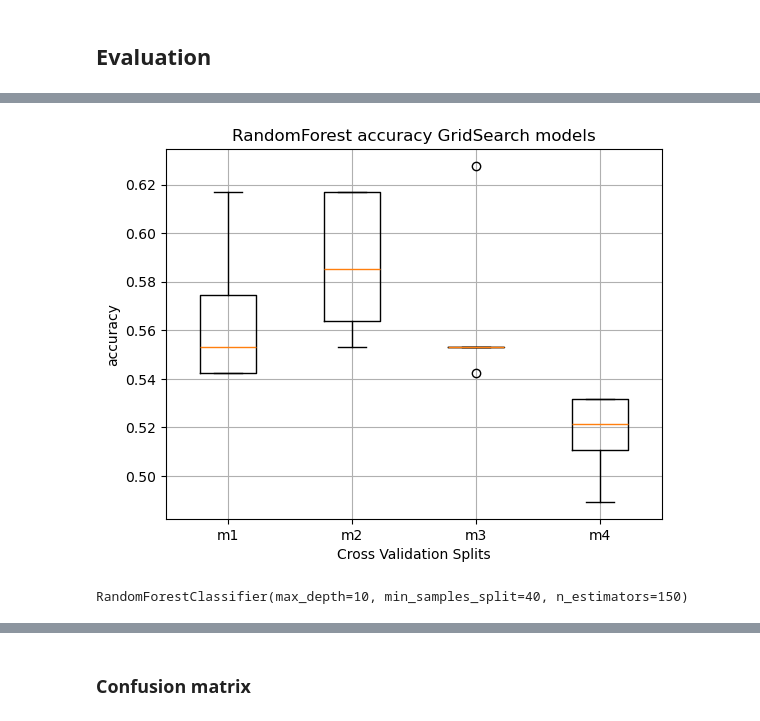
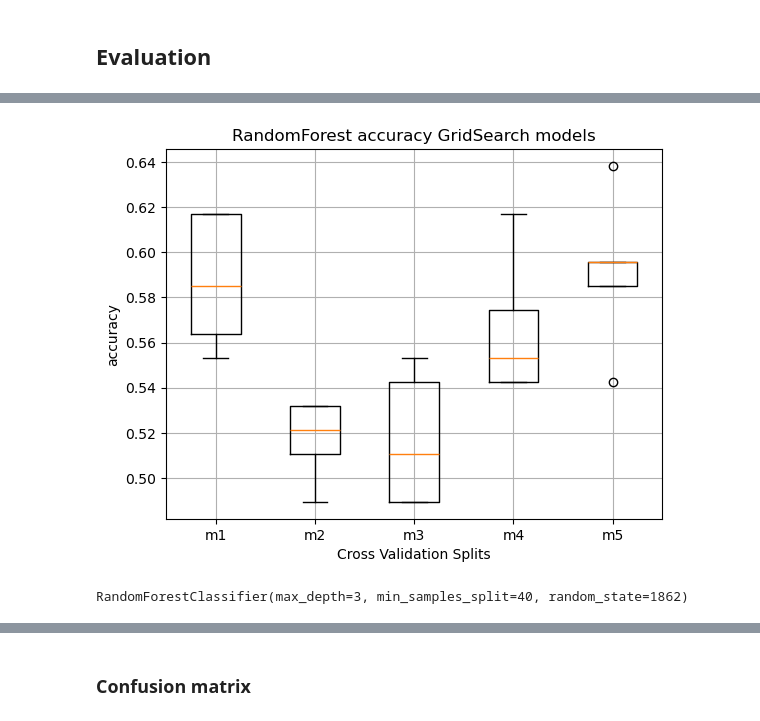
Before and after one commit to alfredcargar/master-thesis, a Jupyter notebook: notebooks/classification_model.ipynb, the cells around one changed output, grey strips where cells are left out. Drawn from its saved outputs; the diff is of its cells as text; code cells hidden in the pictures.

```diff
--- a/notebooks/classification_model.ipynb
+++ b/notebooks/classification_model.ipynb
@@ -181,32 +181,34 @@ Index(['mean_fit_time', 'std_fit_time', 'mean_score_time', 'std_score_time',
 | 34 | {'criterion': 'gini', 'max_depth'... | 0.610638 | 0.627242 | 0.616643 | 0.887429 |
 # %%
 # best candidates
-m1 = results[['split0_test_accuracy','split1_test_accuracy','split2_test_accuracy','split3_test_accuracy','split4_test_accuracy']].iloc[46]
-m2 = results[['split0_test_accuracy','split1_test_accuracy','split2_test_accuracy','split3_test_accuracy','split4_test_accuracy']].iloc[32]
-m3 = results[['split0_test_accuracy','split1_test_accuracy','split2_test_accuracy','split3_test_accuracy','split4_test_accuracy']].iloc[45]
-m4 = results[['split0_test_accuracy','split1_test_accuracy','split2_test_accuracy','split3_test_accuracy','split4_test_accuracy']].iloc[106]
+m1 = results[['split0_test_accuracy','split1_test_accuracy','split2_test_accuracy','split3_test_accuracy','split4_test_accuracy']].iloc[32]
+m2 = results[['split0_test_accuracy','split1_test_accuracy','split2_test_accuracy','split3_test_accuracy','split4_test_accuracy']].iloc[106]
+m3 = results[['split0_test_accuracy','split1_test_accuracy','split2_test_accuracy','split3_test_accuracy','split4_test_accuracy']].iloc[107]
+m4 = results[['split0_test_accuracy','split1_test_accuracy','split2_test_accuracy','split3_test_accuracy','split4_test_accuracy']].iloc[46]
+m5 = results[['split0_test_accuracy','split1_test_accuracy','split2_test_accuracy','split3_test_accuracy','split4_test_accuracy']].iloc[30]
 
-plt.boxplot([m1.values,m2.values,m3.values,m4.values], labels=['m1','m2','m3','m4'])
+plt.boxplot([m1.values,m2.values,m3.values,m4.values,m5.values], labels=['m1','m2','m3','m4','m5'])
 plt.title('RandomForest accuracy GridSearch models')
 plt.xlabel('Cross Validation Splits')
 plt.ylabel('accuracy')
 plt.grid(True)
 plt.savefig('../plots/boxplot_rf_cl.png')
 plt.show()
 # %% [output]
-[figure, old version]
+[figure, new version]
 # %%
 # training with best parameters
 params = {
-    'max_depth': results.iloc[107]['param_max_depth'],
-    'n_estimators': results.iloc[107]['param_n_estimators'],
-    'criterion': results.iloc[107]['param_criterion'],
-    'min_samples_split': results.iloc[107]['param_min_samples_split']
+    'max_depth': results.iloc[106]['param_max_depth'],
+    'n_estimators': results.iloc[106]['param_n_estimators'],
+    'criterion': results.iloc[106]['param_criterion'],
+    'min_samples_split': results.iloc[106]['param_min_samples_split'],
+    'random_state': seed
 }
 best_rf = RandomForestClassifier(**params)
 best_rf.fit(x_train,y_train)
 # %% [output]
-RandomForestClassifier(max_depth=10, min_samples_split=40, n_estimators=150)
+RandomForestClassifier(max_depth=3, min_samples_split=40, random_state=1862)
 # %%
 y_pred_test = best_rf.predict(x_test)
 y_pred_train = best_rf.predict(x_train)
```
Also changed, not shown: parts of 15 cells of this notebook.
